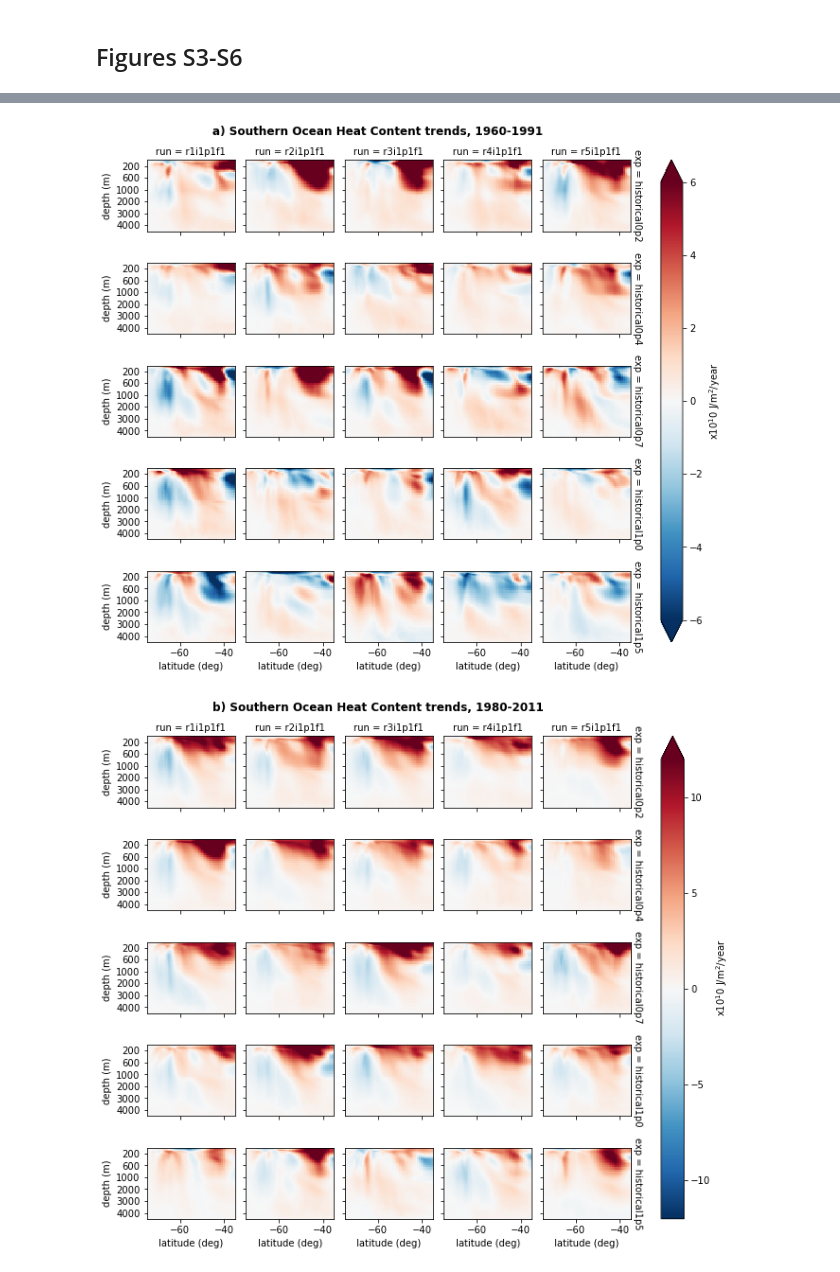
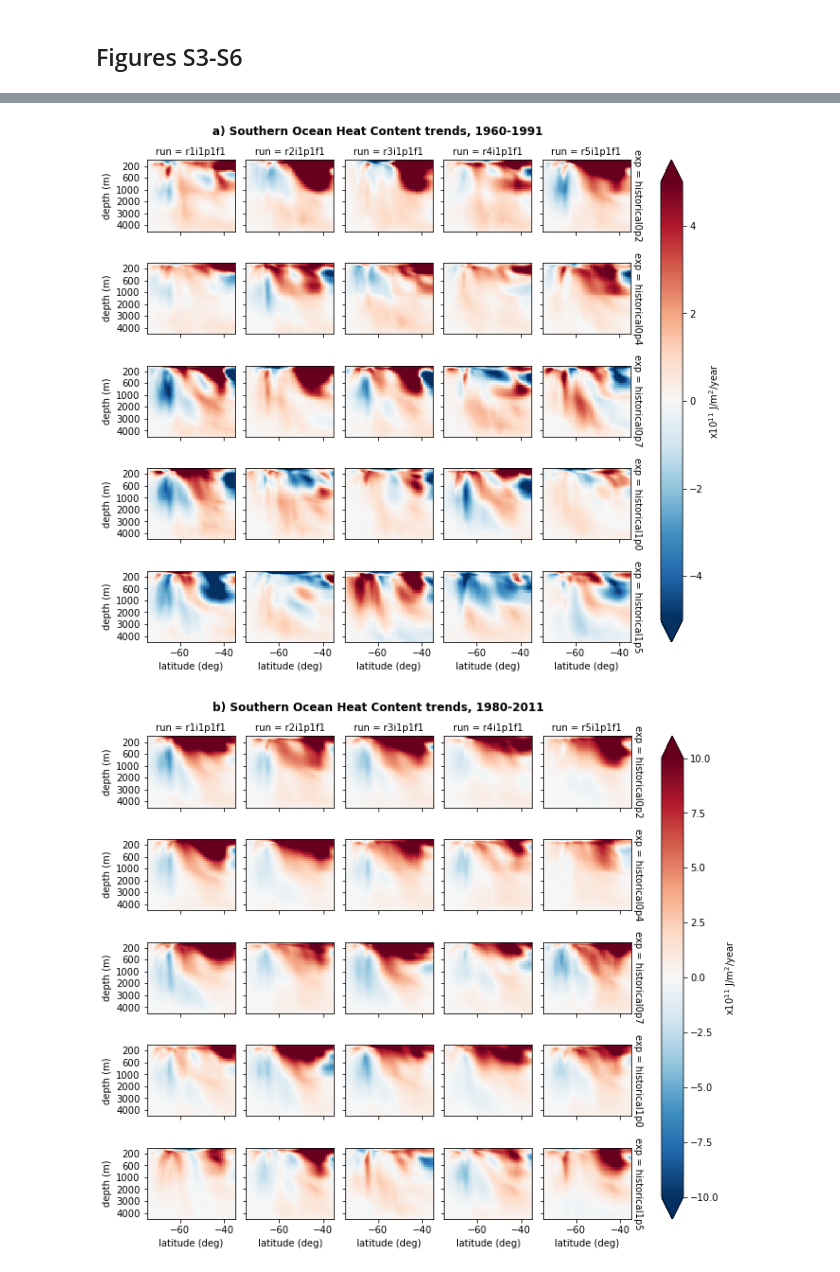
Before and after one commit to emmomp/SMURPHS_OHC, a Jupyter notebook: figure_notebooks/Fig5_OHC_trends_yz.ipynb, the cells around one changed output, grey strips where cells are left out. Cells and saved outputs as stored; diff of their text form; code cells hidden in the pictures.

```diff
--- a/figure_notebooks/Fig5_OHC_trends_yz.ipynb
+++ b/figure_notebooks/Fig5_OHC_trends_yz.ipynb
@@ -30,11 +30,11 @@ basins=['global','atl','pac','so','ind']
 basin_name=dict(zip(basins,['Global','Atlantic','Pacific','Southern','Indian']))
 
 # Plotting choices
-clims={'so':[-12,12],
-   'pac':[-14,14],
-   'ind':[-6,6],
-   'global':[-20,20],
-   'atl':[-7,7]}
+clims={'so':[-10,10],
+   'pac':[-16,16],
+   'ind':[-5,5],
+   'global':[-30,30],
+   'atl':[-8,8]}
 latlims={'so':[-75,-35],
           'pac':[-35,66],
           'ind':[-35,28.5],
@@ -54,7 +54,7 @@ for tchunk in range(0,2):
     if tchunk==0:
         vmin=vmin*0.5
         vmax=vmax*0.5
-    dplot=ohc_yz.isel(time=tchunk).sel(basin=basin)/1e10
+    dplot=ohc_yz.isel(time=tchunk).sel(basin=basin)/1e11*12
     dplot['depth_alt']=xr.where(dplot['deptht']<1000,dplot['deptht']*500/200,dplot['deptht']+1500)
 
     dplot_mean=dplot.mean(dim='run')
@@ -62,7 +62,7 @@ for tchunk in range(0,2):
     p=dplot_mean.plot(x='lat',y='depth_alt',col='exp',col_wrap=3,yincrease=False,
                            figsize=[16,6],cmap='RdBu_r',
                            vmin=vmin,vmax=vmax,
-                           cbar_kwargs={'label': 'x10$^10$ J/m$^2$/year'},rasterized=True)
+                           cbar_kwargs={'label': 'x10$^{11}$ J/m$^2$/year'},rasterized=True)
 
 
     for ia,ax in enumerate(p.axes.flat):
@@ -103,14 +103,14 @@ for basin in basins:
         if tchunk==0:
             vmin=vmin*0.5
             vmax=vmax*0.5
-        dplot=ohc_yz.isel(time=tchunk).sel(basin=basin)/1e10
+        dplot=ohc_yz.isel(time=tchunk).sel(basin=basin)/1e11*12
         dplot['depth_alt']=xr.where(dplot['deptht']<1000,dplot['deptht']*500/200,dplot['deptht']+1500)
 
         p=dplot.plot(x='lat',y='depth_alt',col='run',row='exp',yincrease=False,
                              figsize=[10,8],
                      cmap='RdBu_r',
                                vmin=vmin,vmax=vmax,
-                               cbar_kwargs={'label': 'x10$^10$ J/m$^2$/year'},rasterized=True)
+                               cbar_kwargs={'label': 'x10$^{11}$ J/m$^2$/year'},rasterized=True)
 
 
         for ia,ax in enumerate(p.axes.flat):
@@ -143,2 +143,2 @@ for basin in basins:
-[figure, old version]
+[figure, new version]
-[figure, old version]
+[figure, new version]
```
Also changed, not shown: parts of 2 cells of this notebook, 1 other file.
